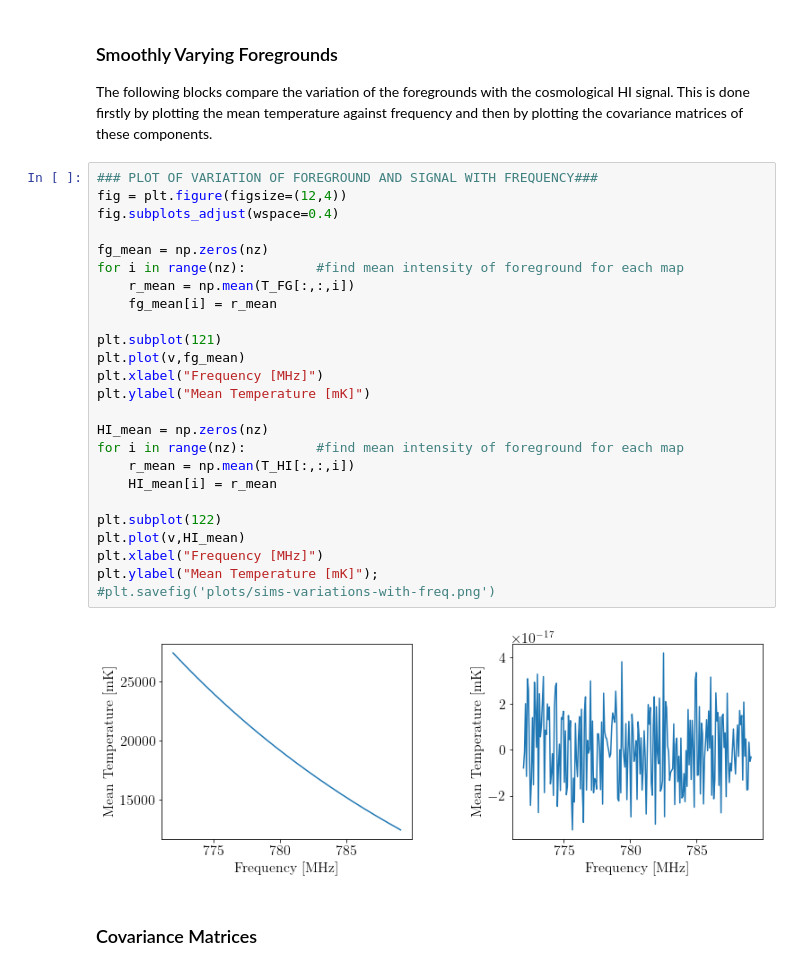
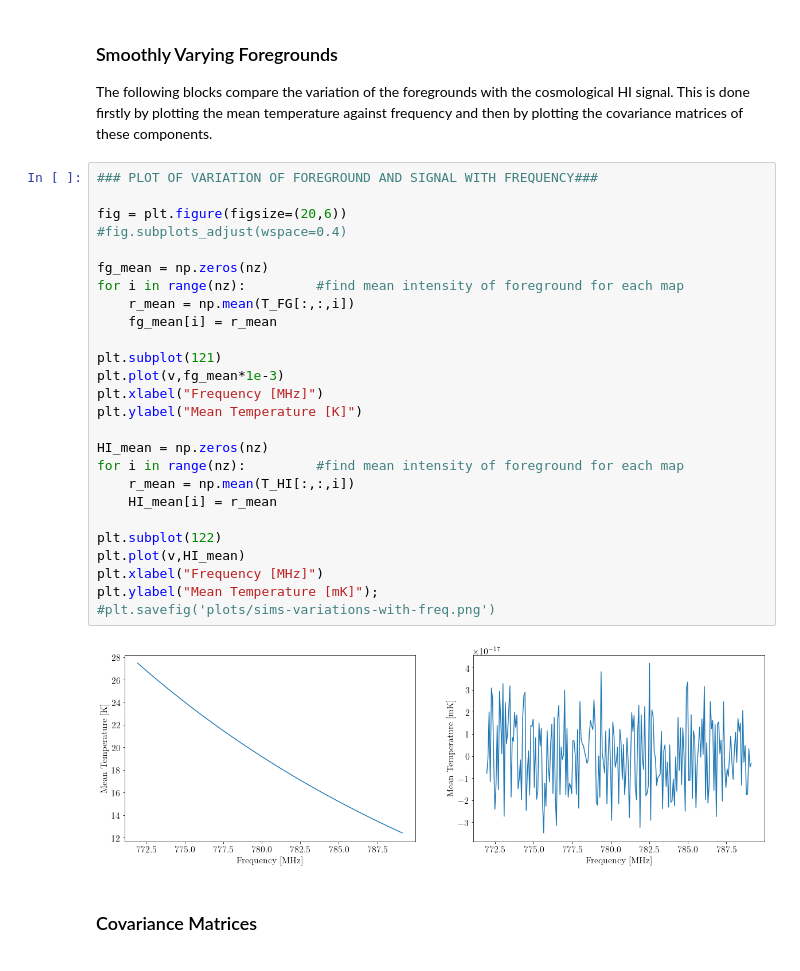
Before and after one commit to graciemcgill/ForegroundCleaningWithPCA, a Jupyter notebook: EXPLORING_THE_SIMULATED_DATA.ipynb, the cells around one changed output. Drawn from its saved outputs; the diff is of its cells as text.

```diff
--- a/EXPLORING_THE_SIMULATED_DATA.ipynb
+++ b/EXPLORING_THE_SIMULATED_DATA.ipynb
@@ -162,31 +162,32 @@ fig.savefig('plots/simulated-maps.png')
 The following blocks compare the variation of the foregrounds with the cosmological HI signal. This is done firstly by plotting the mean temperature against frequency and then by plotting the covariance matrices of these components. <br/>
 # %%
 ### PLOT OF VARIATION OF FOREGROUND AND SIGNAL WITH FREQUENCY###
-fig = plt.figure(figsize=(12,4))
-fig.subplots_adjust(wspace=0.4)
+
+fig = plt.figure(figsize=(20,6))
+#fig.subplots_adjust(wspace=0.4)
 
 fg_mean = np.zeros(nz)
 for i in range(nz):         #find mean intensity of foreground for each map
     r_mean = np.mean(T_FG[:,:,i])
     fg_mean[i] = r_mean
 
 plt.subplot(121)
-plt.plot(v,fg_mean)
+plt.plot(v,fg_mean*1e-3)
 plt.xlabel("Frequency [MHz]")
-plt.ylabel("Mean Temperature [mK]")
+plt.ylabel("Mean Temperature [K]")
 
 HI_mean = np.zeros(nz)
 for i in range(nz):         #find mean intensity of foreground for each map
     r_mean = np.mean(T_HI[:,:,i])
     HI_mean[i] = r_mean
 
 plt.subplot(122)
 plt.plot(v,HI_mean)
 plt.xlabel("Frequency [MHz]")
 plt.ylabel("Mean Temperature [mK]");
 #plt.savefig('plots/sims-variations-with-freq.png')
 # %% [output]
-[figure, old version]
+[figure, new version]
 # %% [markdown]
 ### Covariance Matrices
 # %%
```
Also changed, not shown: 3 other files.
